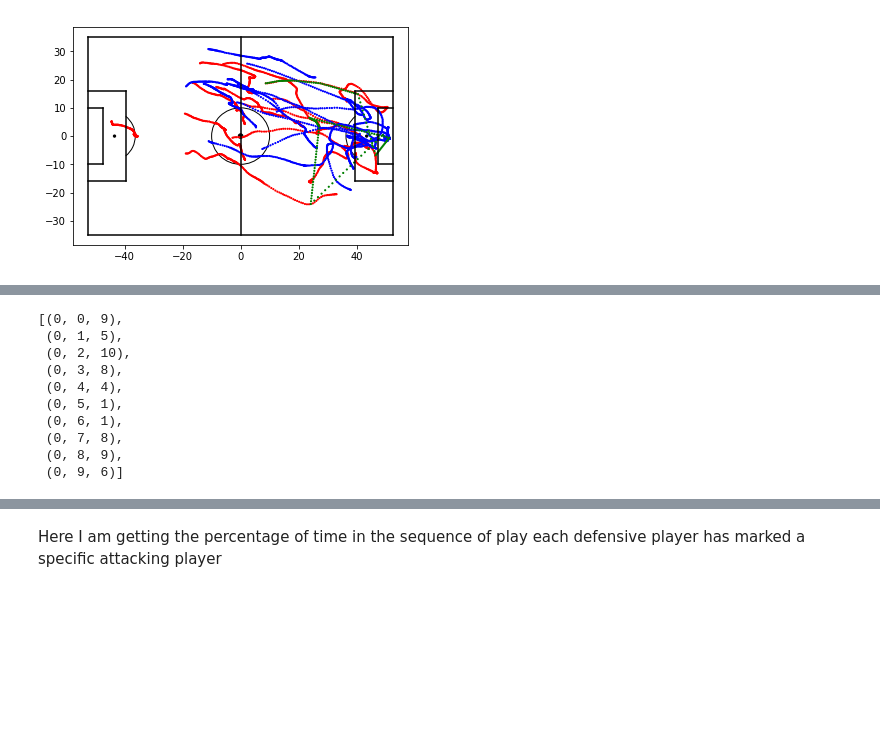
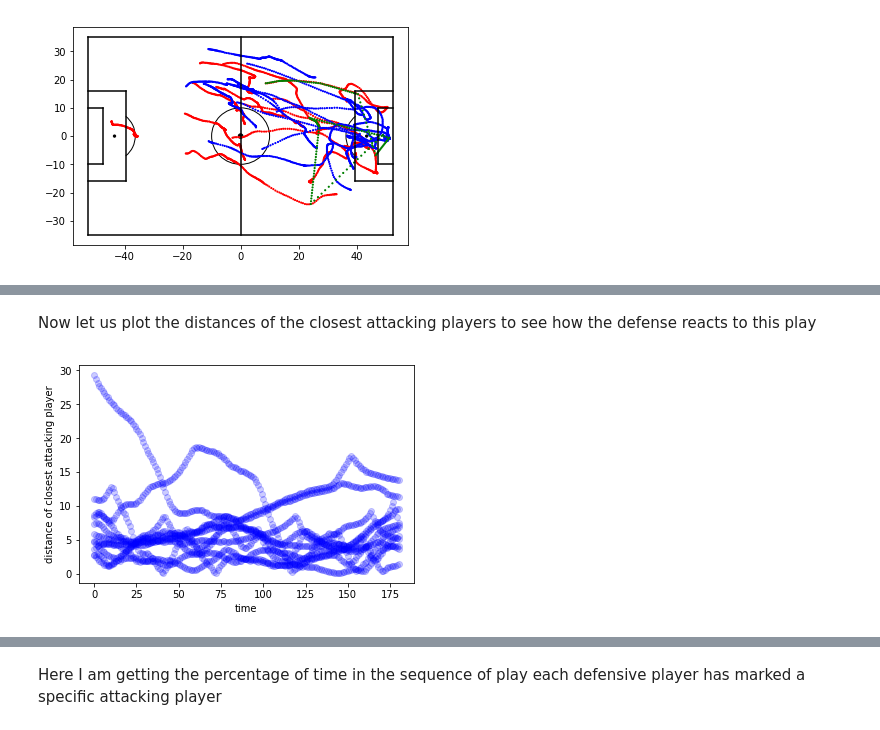
Before and after one commit to raghav96/datascience, a Jupyter notebook: Football Analysis.ipynb, the cells around one changed output, grey strips where cells are left out. Cells and saved outputs as stored; diff of their text form; code cells hidden in the pictures; blank space fills up the shorter version.

```diff
--- a/Football Analysis.ipynb
+++ b/Football Analysis.ipynb
@@ -369,10 +431,6 @@ def dist(x, y):
 def closestPlayerDist(defense, attack):
     def_players = np.array_split(defense, 11)
     att_players = np.array_split(attack, 11)
-    #print(len(def_players))
-    #print(len(att_players))
-    #print(len(def_players[0]))
-    #print(len(att_players[0]))
     distance = []
     # For each sequence time j
     for j in range(len(def_players[0])):
@@ -380,22 +438,22 @@ def closestPlayerDist(defense, attack):
         for k in range(11):
             # Add the distances of the players on the attacking team to the list
             player_dist = [dist(def_players[k][j], att_players[i][j]) for i in range(11)]
-            distance.append([j,k,player_dist])
+            distance.append((j,k,player_dist))
 
-    distance = [(distance[i][0], distance[i][1], np.argmin(distance[i][2])) for i in range(len(distance))]
     return distance
-    #print(list(zip(def_players, att_players)))
 
 distances = closestPlayerDist(list_def, list_att)
-distances[0:10]
-# %% [output]
-[(0, 0, 9),
- (0, 1, 5),
- (0, 2, 10),
- (0, 3, 8),
- (0, 4, 4),
- (0, 5, 1),
- (0, 6, 1),
- (0, 7, 8),
- (0, 8, 9),
- (0, 9, 6)]
+# %% [markdown]
+Now let us plot the distances of the closest attacking players to see how the defense reacts to this play
+# %%
+def plotdist(distances):
+    distances_2 = [(distances[i][0], distances[i][1], distances[i][2][np.argmin(distances[i][2])]) for i in range(len(distances))]
+    x = [distances_2[i][0] for i in range(len(distances_2))]
+    y = [distances_2[i][2] for i in range(len(distances_2))]
+    plt.plot(x,y,'bo', alpha=0.2)
+    plt.ylabel('distance of closest attacking player')
+    plt.xlabel('time')
+
+plotdist(distances)
+# %% [output]
+[figure, added]
```
Also changed, not shown: parts of 53 cells of this notebook.
